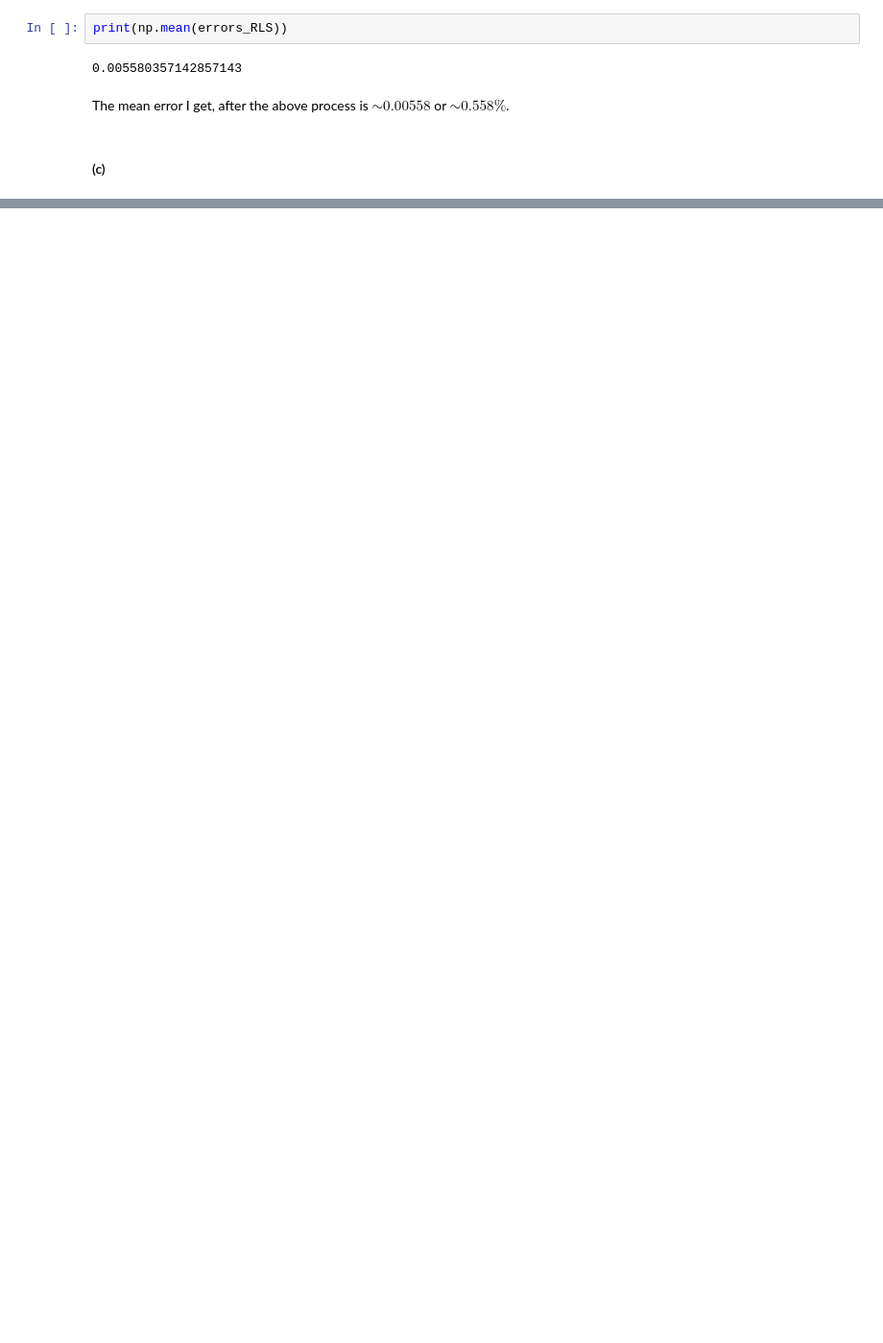
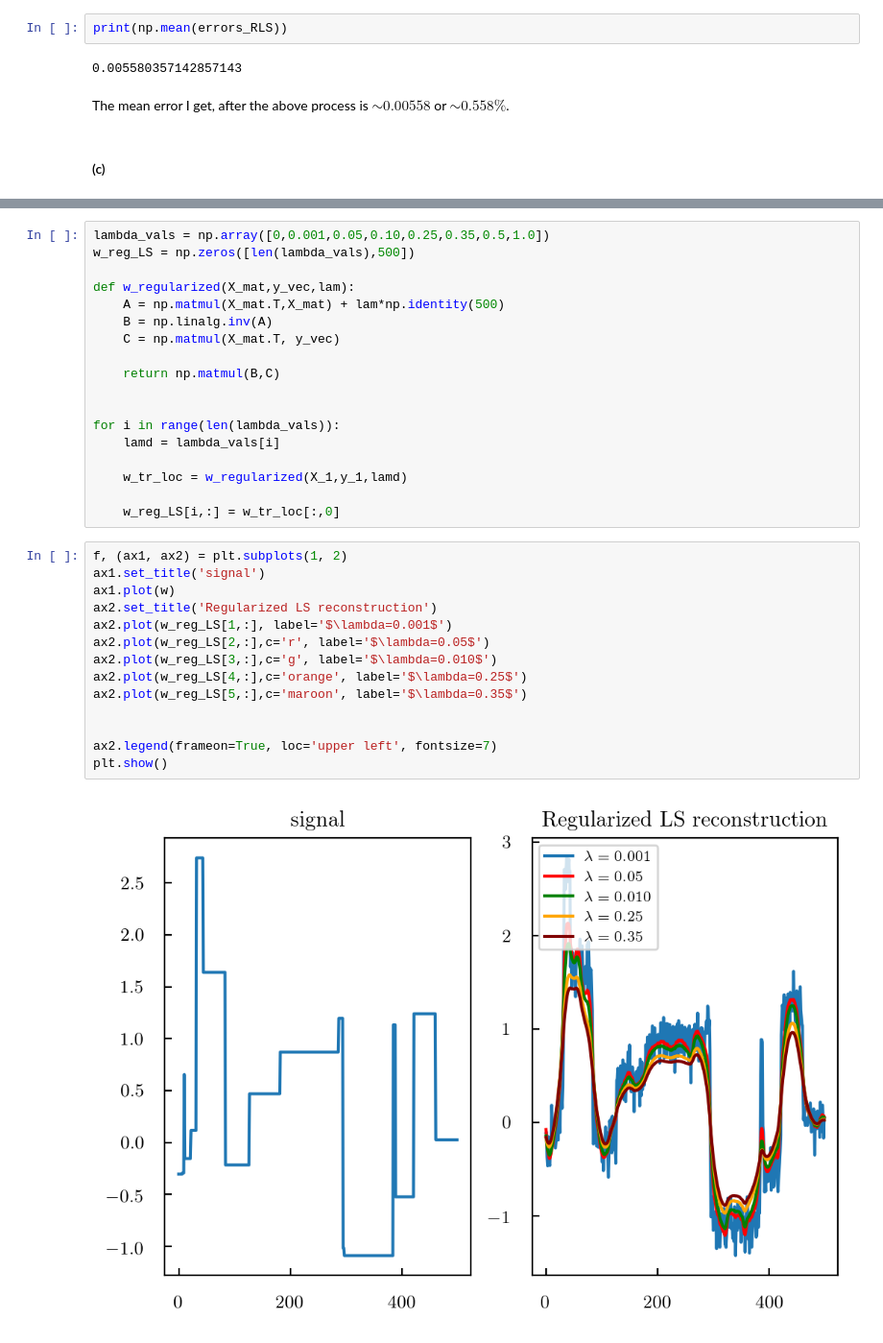
Before and after one commit to dtanoglidis/Machine-Learning-Math-Methods, a Jupyter notebook: HW5_Tanoglidis.ipynb, the cells around one changed output, grey strips where cells are left out. Shown at 96% size. Cells and saved outputs as stored; diff of their text form; blank space fills up the shorter version.

```diff
--- a/HW5_Tanoglidis.ipynb
+++ b/HW5_Tanoglidis.ipynb
@@ -713,0 +834,34 @@ The mean error I get, after the above process is $\sim 0.00558$ or $\sim 0.558\%
+# %%
+lambda_vals = np.array([0,0.001,0.05,0.10,0.25,0.35,0.5,1.0])
+w_reg_LS = np.zeros([len(lambda_vals),500])
+
+def w_regularized(X_mat,y_vec,lam):
+    A = np.matmul(X_mat.T,X_mat) + lam*np.identity(500)
+    B = np.linalg.inv(A)
+    C = np.matmul(X_mat.T, y_vec)
+
+    return np.matmul(B,C)
+
+
+for i in range(len(lambda_vals)):
+    lamd = lambda_vals[i]
+
+    w_tr_loc = w_regularized(X_1,y_1,lamd)
+
+    w_reg_LS[i,:] = w_tr_loc[:,0]
+# %%
+f, (ax1, ax2) = plt.subplots(1, 2)
+ax1.set_title('signal')
+ax1.plot(w)
+ax2.set_title('Regularized LS reconstruction')
+ax2.plot(w_reg_LS[1,:], label='$\lambda=0.001$')
+ax2.plot(w_reg_LS[2,:],c='r', label='$\lambda=0.05$')
+ax2.plot(w_reg_LS[3,:],c='g', label='$\lambda=0.010$')
+ax2.plot(w_reg_LS[4,:],c='orange', label='$\lambda=0.25$')
+ax2.plot(w_reg_LS[5,:],c='maroon', label='$\lambda=0.35$')
+
+
+ax2.legend(frameon=True, loc='upper left', fontsize=7)
+plt.show()
+# %% [output]
+[figure, added]
```
Also changed, not shown: parts of 51 cells of this notebook.
